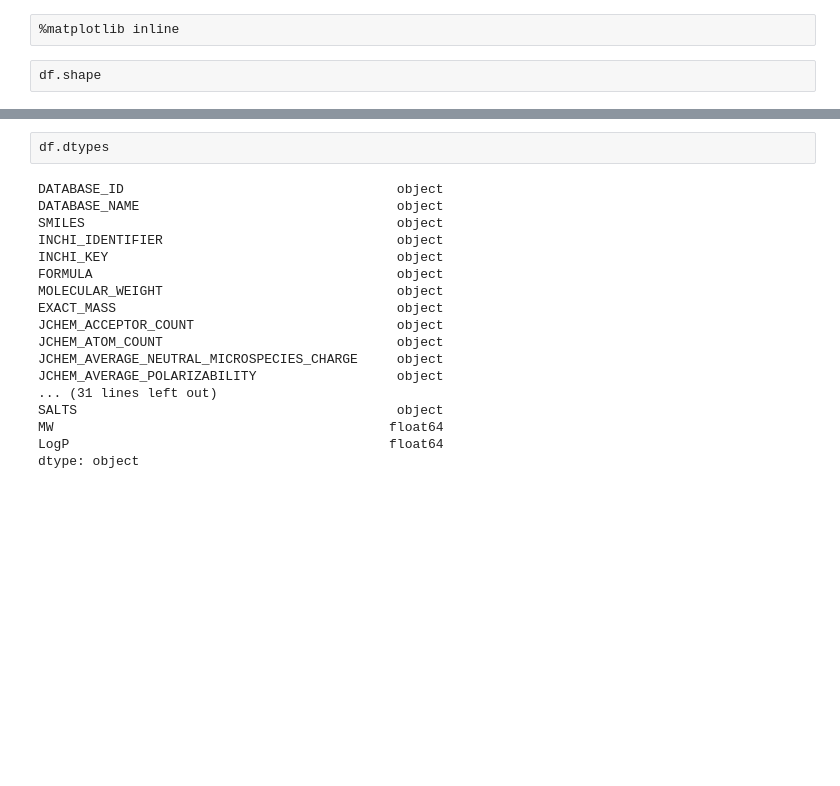
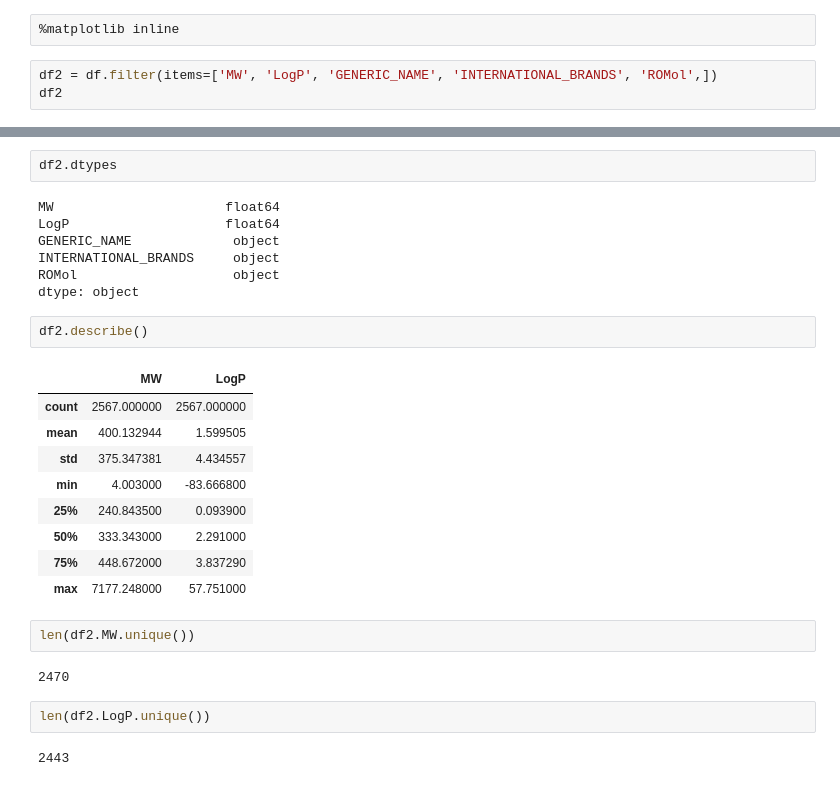
Before and after one commit to francoslucas/tutorials, a Jupyter notebook: tutorial-pw.ipynb, the cells around one changed output, grey strips where cells are left out. Drawn from its saved outputs; the diff is of its cells as text; blank space fills up the shorter version.

```diff
--- a/tutorial-pw.ipynb
+++ b/tutorial-pw.ipynb
@@ -133,5 +133,6 @@ import numpy as np
 # %%
 %matplotlib inline
 # %%
-df.shape
+df2 = df.filter(items=['MW', 'LogP', 'GENERIC_NAME', 'INTERNATIONAL_BRANDS', 'ROMol',])
+df2
 # %% [output]
@@ -139,20 +156,29 @@ df.shape
 # %%
-df.dtypes
+df2.dtypes
 # %% [output]
-DATABASE_ID                                   object
-DATABASE_NAME                                 object
-SMILES                                        object
-INCHI_IDENTIFIER                              object
-INCHI_KEY                                     object
-FORMULA                                       object
-MOLECULAR_WEIGHT                              object
-EXACT_MASS                                    object
-JCHEM_ACCEPTOR_COUNT                          object
-JCHEM_ATOM_COUNT                              object
-JCHEM_AVERAGE_NEUTRAL_MICROSPECIES_CHARGE     object
-JCHEM_AVERAGE_POLARIZABILITY                  object
-... (31 lines left out)
-SALTS                                         object
-MW                                           float64
-LogP                                         float64
+MW                      float64
+LogP                    float64
+GENERIC_NAME             object
+INTERNATIONAL_BRANDS     object
+ROMol                    object
 dtype: object
+# %%
+df2.describe()
+# %% [output]
+|  | MW | LogP |
+| count | 2567.000000 | 2567.000000 |
+| mean | 400.132944 | 1.599505 |
+| std | 375.347381 | 4.434557 |
+| min | 4.003000 | -83.666800 |
+| 25% | 240.843500 | 0.093900 |
+| 50% | 333.343000 | 2.291000 |
+| 75% | 448.672000 | 3.837290 |
+| max | 7177.248000 | 57.751000 |
+# %%
+len(df2.MW.unique())
+# %% [output]
+2470
+# %%
+len(df2.LogP.unique())
+# %% [output]
+2443
```
Also changed, not shown: parts of 4 cells of this notebook.
